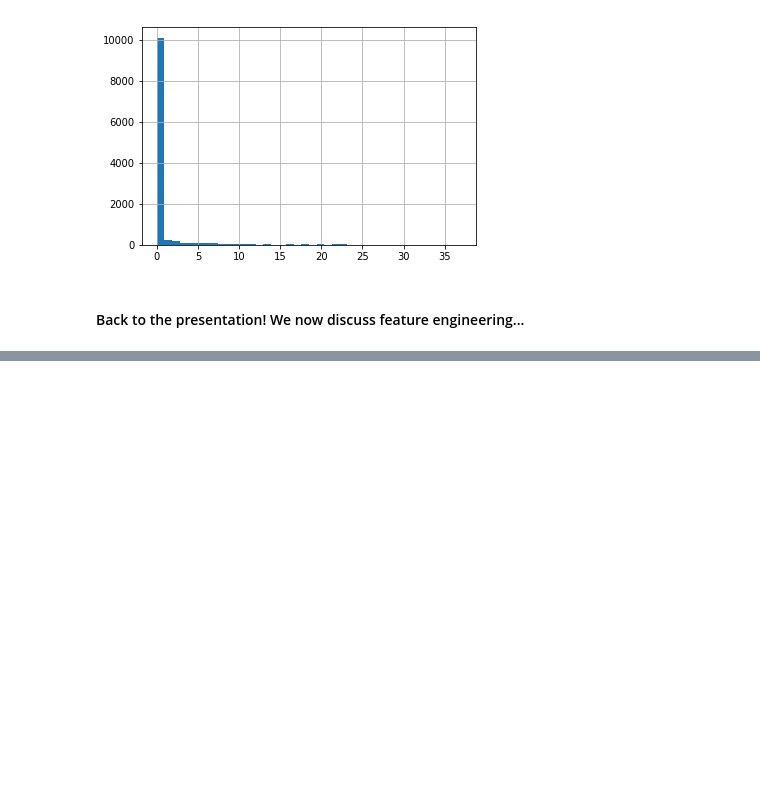
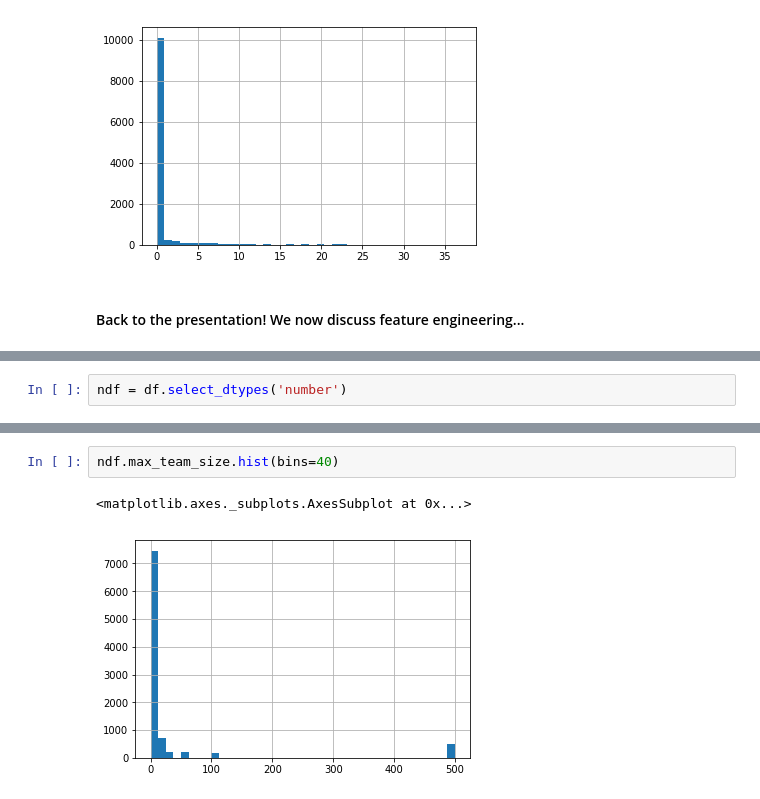
Before and after one commit to DataHackIL/DataLearn-ML-Intro-2019, a Jupyter notebook: part_5.Preprocessing.ipynb, the cells around one changed output, grey strips where cells are left out. Cells and saved outputs as stored; diff of their text form; blank space fills up the shorter version.

```diff
--- a/part_5.Preprocessing.ipynb
+++ b/part_5.Preprocessing.ipynb
@@ -255,0 +260,2 @@ df.raw_events[df.raw_events<40].hist(bins=40)
+# %%
+ndf = df.select_dtypes('number')
@@ -255,0 +282,5 @@ df.raw_events[df.raw_events<40].hist(bins=40)
+# %%
+ndf.max_team_size.hist(bins=40)
+# %% [output]
+<matplotlib.axes._subplots.AxesSubplot at 0x...>
+[figure, added]
```
Also changed, not shown: parts of 11 cells of this notebook.
